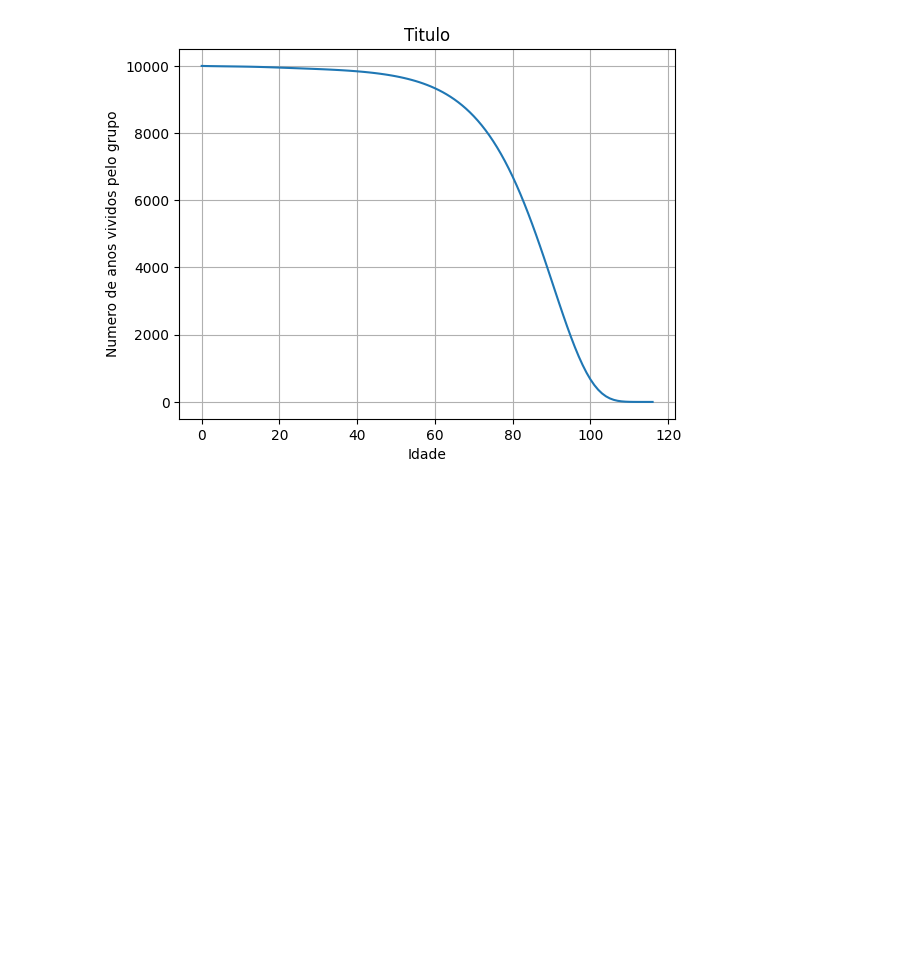
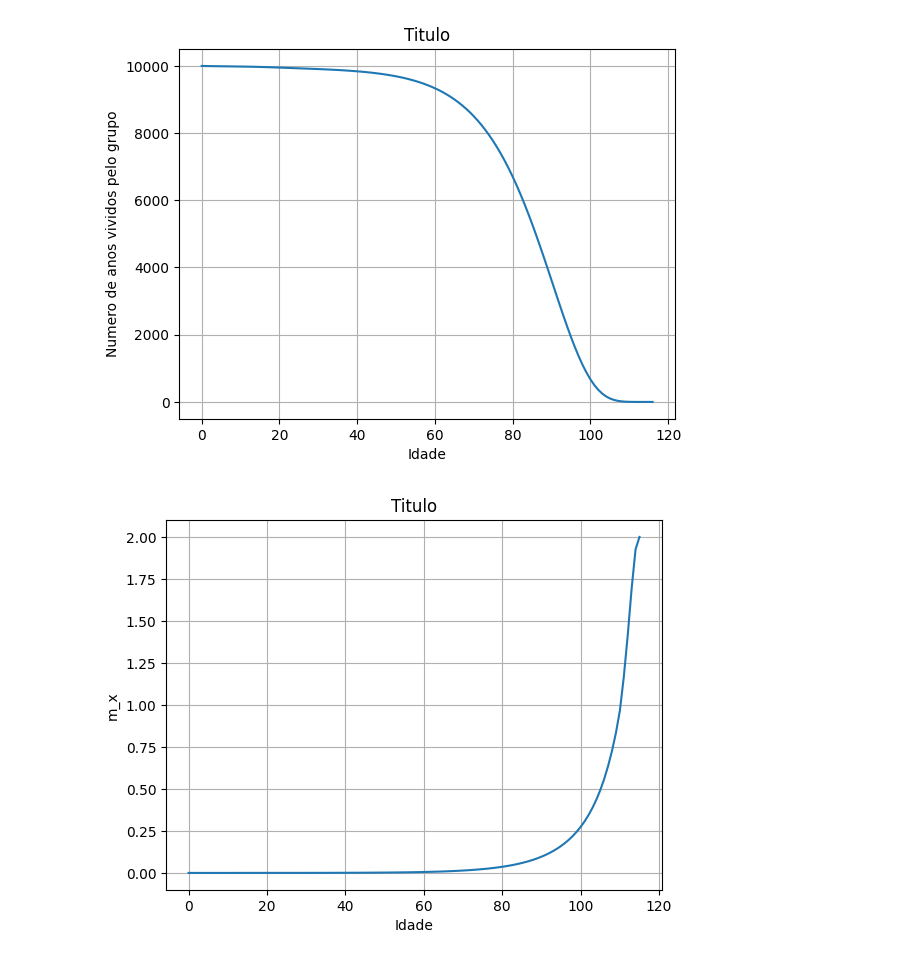
Before and after one commit to jgpds/Mortality-Table, a Jupyter notebook: Tabuas.ipynb, the cells around one changed output. Cells and saved outputs as stored; diff of their text form; code cells hidden in the pictures; blank space fills up the shorter version.

```diff
--- a/Tabuas.ipynb
+++ b/Tabuas.ipynb
@@ -346,3 +346,12 @@ plt.grid()
 plt.show()
 # %% [output]
 [figure]
+# %%
+plt.xlabel("Idade")
+plt.ylabel("m_x")
+plt.title("Titulo")
+plt.plot(df2['x'], df2['m_x'])
+plt.grid()
+plt.show()
+# %% [output]
+[figure, added]
```
Also changed, not shown: parts of 5 cells of this notebook.
